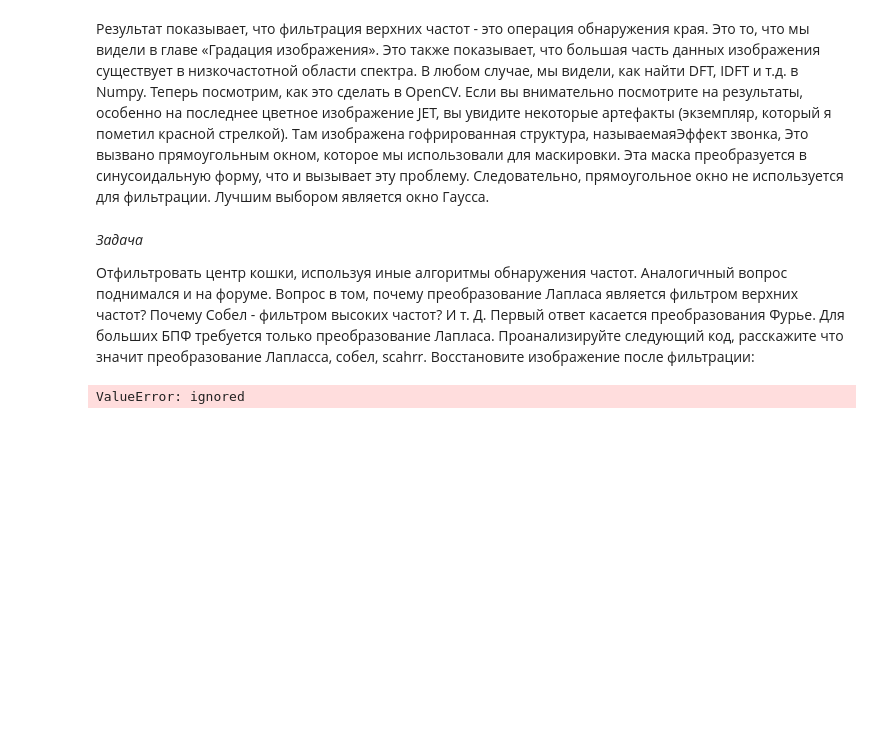
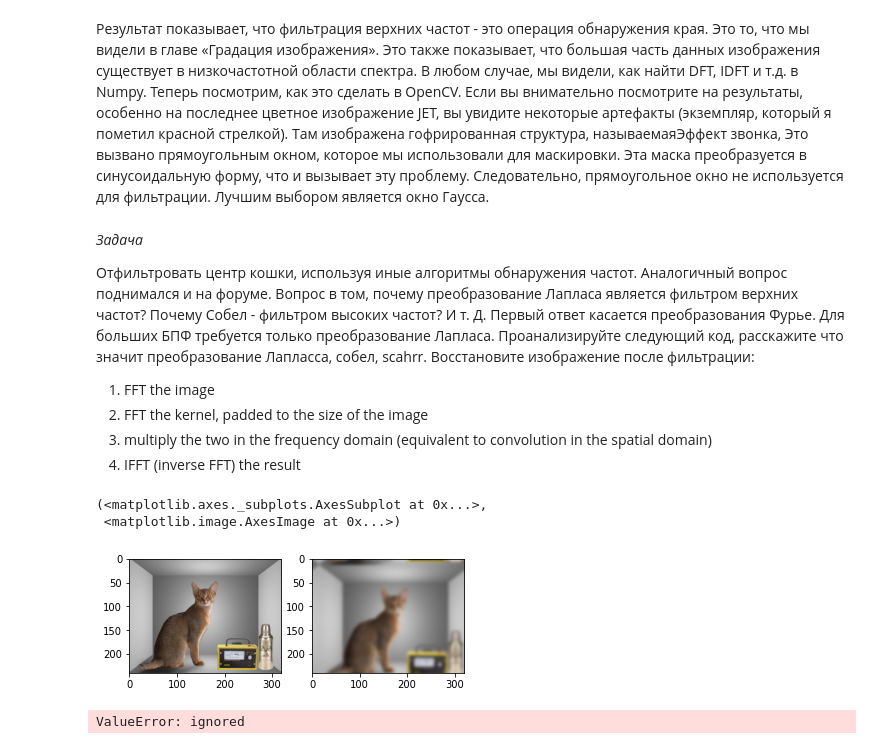
Before and after one commit to alexander-toschev/cv-course, a Jupyter notebook: ImageProcessing.ipynb, the cells around one changed output. Cells and saved outputs as stored; diff of their text form; code cells hidden in the pictures; blank space fills up the shorter version.

```diff
--- a/ImageProcessing.ipynb
+++ b/ImageProcessing.ipynb
@@ -113,6 +127,51 @@ plt.show()
 
 Отфильтровать центр кошки, используя иные алгоритмы обнаружения частот.
 Аналогичный вопрос поднимался и на форуме. Вопрос в том, почему преобразование Лапласа является фильтром верхних частот? Почему Собел - фильтром высоких частот? И т. Д. Первый ответ касается преобразования Фурье. Для больших БПФ требуется только преобразование Лапласа. Проанализируйте следующий код, расскажите что значит преобразование Лапласса, собел, scahrr. Восстановите изображение после фильтрации:
+
+1. FFT the image
+2. FFT the kernel, padded to the size of the image
+3. multiply the two in the frequency domain (equivalent to convolution in the spatial domain)
+4. IFFT (inverse FFT) the result
+# %%
+from scipy import fftpack
+
+
+# sample convolution for the gaussin blur
+img = plt.imread("https://upload.wikimedia.org/wikipedia/commons/0/0d/Schr%C3%B6dinger_cat.png")
+# TODO diff between io and plt
+#image_2 = cv2.cvtColor(img, cv2.COLOR_BGR2RGB)
+#img = cv2.hconcat(img, image_2)
+plt.subplot(121),plt.imshow(img)
+  # First a 1-D  Gaussian
+t = np.linspace(-10, 10, 30)
+bump = np.exp(-0.1*t**2)
+bump /= np.trapz(bump) # normalize the integral to 1
+
+# make a 2-D kernel out of it
+kernel = bump[:, np.newaxis] * bump[np.newaxis, :]
+#kernel = cv2.getGaussianKernel(5,10)
+#kernel = x*x.T
+#print(kernel)
+# Padded fourier transform, with the same shape as the image
+# We use :func:`scipy.signal.fftpack.fft2` to have a 2D FFT
+kernel_ft = fftpack.fft2(kernel, shape=img.shape[:2], axes=(0, 1))
+
+# convolve
+img_ft = fftpack.fft2(img, axes=(0, 1))
+
+# the 'newaxis' is to match to color direction
+img2_ft = kernel_ft[:, :, np.newaxis] * img_ft
+img2 = fftpack.ifft2(img2_ft, axes=(0, 1)).real
+
+# clip values to range
+img2 = np.clip(img2, 0, 1)
+
+plt.subplot(122),plt.imshow(img2)
+#plt.imshow(img2, cmap = 'gray')
+# %% [output]
+(<matplotlib.axes._subplots.AxesSubplot at 0x...>,
+ <matplotlib.image.AxesImage at 0x...>)
+[figure, added]
 # %%
 
  # Простой средний фильтр без параметров масштабирования
```
Also changed, not shown: parts of 1 cell of this notebook.
